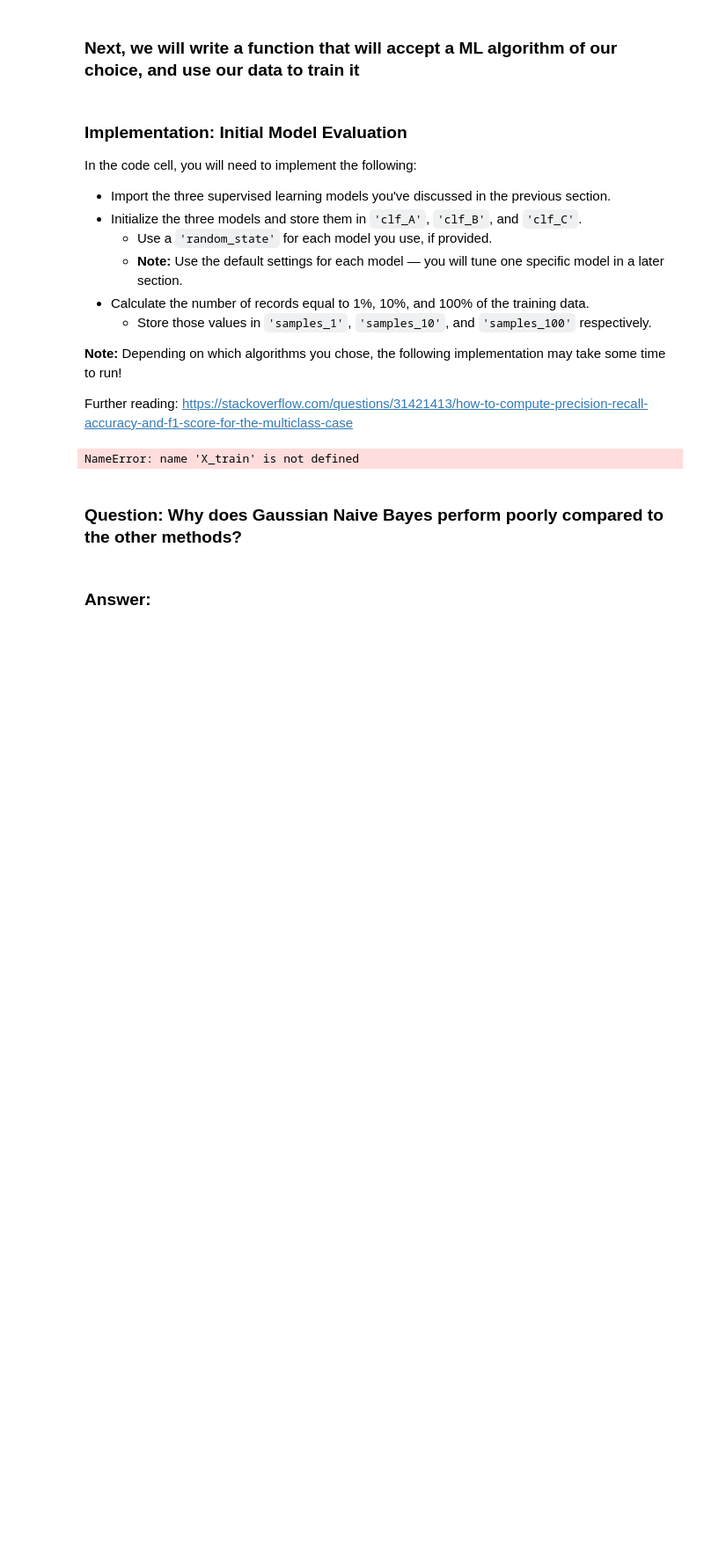
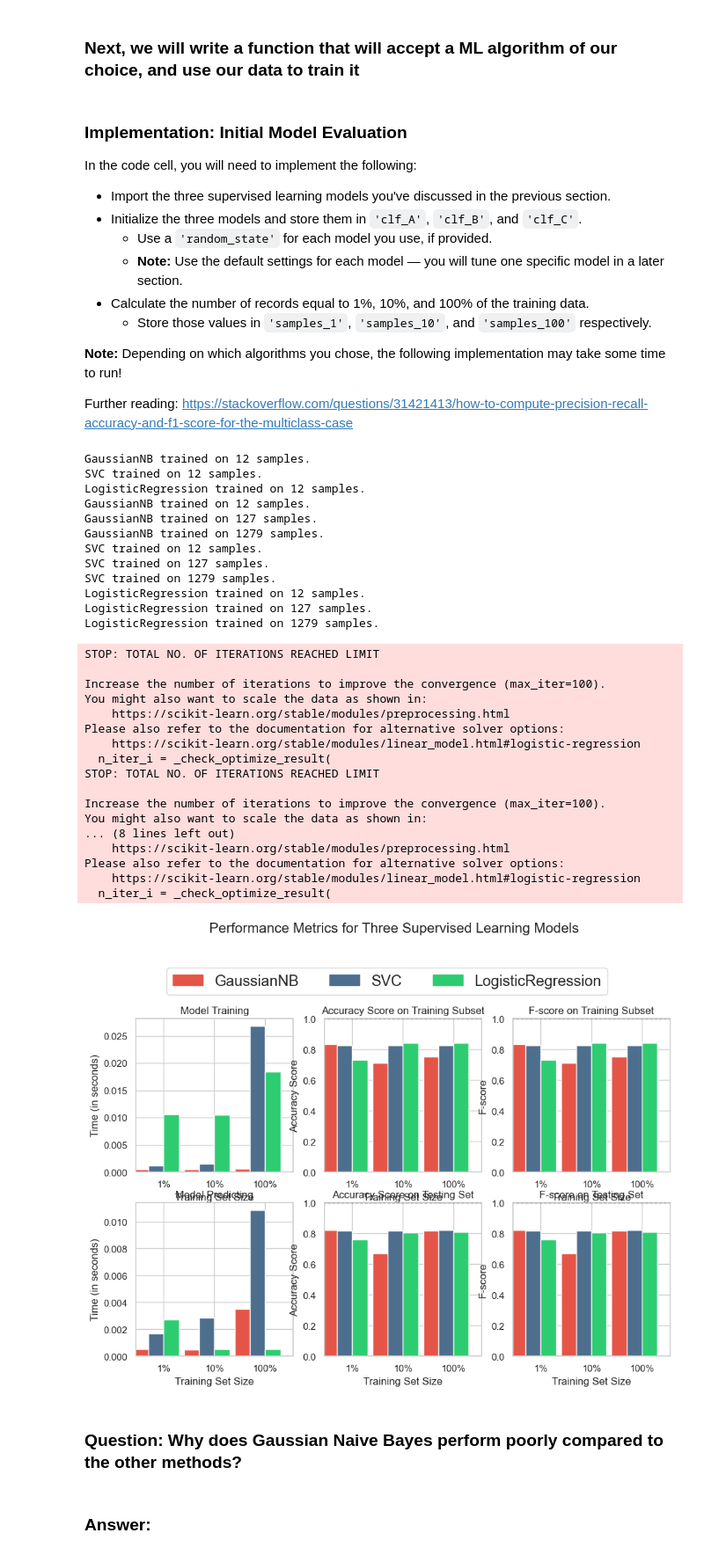
Before and after one commit to Saraamps/ML-supervised-learning, a Jupyter notebook: game-of-wines/game-of-wines.ipynb, the cells around one changed output. Shown at 88% size. Drawn from its saved outputs; the diff is of its cells as text; code cells hidden in the pictures; blank space fills up the shorter version.

```diff
--- a/game-of-wines/game-of-wines.ipynb
+++ b/game-of-wines/game-of-wines.ipynb
@@ -331,13 +328,13 @@ from sklearn.model_selection import train_test_split
 # TODO: Split the 'features' and 'income' data into training and testing sets
 X_train, X_test, y_train, y_test = train_test_split(
     features,
-    income,
+    labels,
     test_size=0.2,
     random_state=42
 )
-print("size of xtrain : ": X_train.shape)
-print("size of ytrain : " : Y_train.shape)
-print("size xtest : ": X_test.shape)
-print("size ytest : ": Y_test.shape)
+print("size of xtrain : ", X_train.shape)
+print("size of ytrain : " , y_train.shape)
+print("size xtest : ", X_test.shape)
+print("size ytest : ", y_test.shape)
 
 # TODO: Show the results of the split
@@ -441,46 +443,80 @@ Further reading: https://stackoverflow.com/questions/31421413/how-to-compute-pre
 # %%
 # TODO: Import any three supervised learning classification models from sklearn
 from sklearn.naive_bayes import GaussianNB
 from sklearn.svm import SVC
 from sklearn.linear_model import LogisticRegression
-
+from sklearn.preprocessing import StandardScaler
 samples_1 = int(len(X_train) * 0.01)
 samples_10 = int(len(X_train) * 0.1)
-samples_100 = int(len(X_train))
+samples_100 = int(len(X_train))s
+scaler = StandardScaler()
+X_train_scaled = scaler.fit_transform(X_train)
+X_test_scaled = scaler.transform(X_test)
 # TODO: Initialize the three models
 clf_A = train_predict_evaluate(GaussianNB(), samples_1, X_train, y_train, X_test, y_test)
 clf_B = train_predict_evaluate(SVC(), samples_1, X_train, y_train, X_test, y_test)
 clf_C = train_predict_evaluate(LogisticRegression(), samples_1, X_train, y_train, X_test, y_test)
 
 # TODO: Calculate the number of samples for 1%, 10%, and 100% of the training data
 # HINT: samples_100 is the entire training set i.e. len(y_train)
 # HINT: samples_10 is 10% of samples_100
 # HINT: samples_1 is 1% of samples_100
 results = {
     'GaussianNB': {
-        '1%': train_predict_evaluate(GaussianNB(), samples_1, X_train, y_train, X_test, y_test),
-        '10%': train_predict_evaluate(GaussianNB(), samples_10, X_train, y_train, X_test, y_test),
-        '100%': train_predict_evaluate(GaussianNB(), samples_100, X_train, y_train, X_test, y_test)
+        0: train_predict_evaluate(GaussianNB(), samples_1, X_train, y_train, X_test, y_test),
+        1: train_predict_evaluate(GaussianNB(), samples_10, X_train, y_train, X_test, y_test),
+        2: train_predict_evaluate(GaussianNB(), samples_100, X_train, y_train, X_test, y_test)
     },
     'SVC': {
-        '1%': train_predict_evaluate(SVC(), samples_1, X_train, y_train, X_test, y_test),
-        '10%': train_predict_evaluate(SVC(), samples_10, X_train, y_train, X_test, y_test),
-        '100%': train_predict_evaluate(SVC(), samples_100, X_train, y_train, X_test, y_test)
+        0: train_predict_evaluate(SVC(), samples_1, X_train, y_train, X_test, y_test),
+        1: train_predict_evaluate(SVC(), samples_10, X_train, y_train, X_test, y_test),
+        2: train_predict_evaluate(SVC(), samples_100, X_train, y_train, X_test, y_test)
     },
     'LogisticRegression': {
-        '1%': train_predict_evaluate(LogisticRegression(), samples_1, X_train, y_train, X_test, y_test),
-        '10%': train_predict_evaluate(LogisticRegression(), samples_10, X_train, y_train, X_test, y_test),
-        '100%': train_predict_evaluate(LogisticRegression(), samples_100, X_train, y_train, X_test, y_test)
+        0: train_predict_evaluate(LogisticRegression(max_iter=1000), samples_1, X_train, y_train, X_test, y_test),
+        1: train_predict_evaluate(LogisticRegression(max_iter=1000), samples_10, X_train, y_train, X_test, y_test),
+        2: train_predict_evaluate(LogisticRegression(max_iter=1000), samples_100, X_train, y_train, X_test, y_test)
     }
 }
 
-vs.evaluate(results, accuracy, fscore)
+
+
 
 # TODO: Collect results on the learners
 
 # TODO: Run metrics visualization for the three supervised learning models chosen using function in visuals.py
+vs.visualize_classification_performance(results)
 # %% [output]
-NameError: name 'X_train' is not defined
+GaussianNB trained on 12 samples.
+SVC trained on 12 samples.
+LogisticRegression trained on 12 samples.
+GaussianNB trained on 12 samples.
+GaussianNB trained on 127 samples.
+GaussianNB trained on 1279 samples.
+SVC trained on 12 samples.
+SVC trained on 127 samples.
+SVC trained on 1279 samples.
+LogisticRegression trained on 12 samples.
+LogisticRegression trained on 127 samples.
+LogisticRegression trained on 1279 samples.
+STOP: TOTAL NO. OF ITERATIONS REACHED LIMIT
+
+Increase the number of iterations to improve the convergence (max_iter=100).
+You might also want to scale the data as shown in:
+    https://scikit-learn.org/stable/modules/preprocessing.html
+Please also refer to the documentation for alternative solver options:
+    https://scikit-learn.org/stable/modules/linear_model.html#logistic-regression
+  n_iter_i = _check_optimize_result(
+STOP: TOTAL NO. OF ITERATIONS REACHED LIMIT
+
+Increase the number of iterations to improve the convergence (max_iter=100).
+You might also want to scale the data as shown in:
+... (8 lines left out)
+    https://scikit-learn.org/stable/modules/preprocessing.html
+Please also refer to the documentation for alternative solver options:
+    https://scikit-learn.org/stable/modules/linear_model.html#logistic-regression
+  n_iter_i = _check_optimize_result(
+[figure, added]
 # %% [markdown]
 ### Question: Why does Gaussian Naive Bayes perform poorly compared to the other methods?
 # %% [markdown]
```
Also changed, not shown: parts of 9 cells of this notebook, 1 other file.
